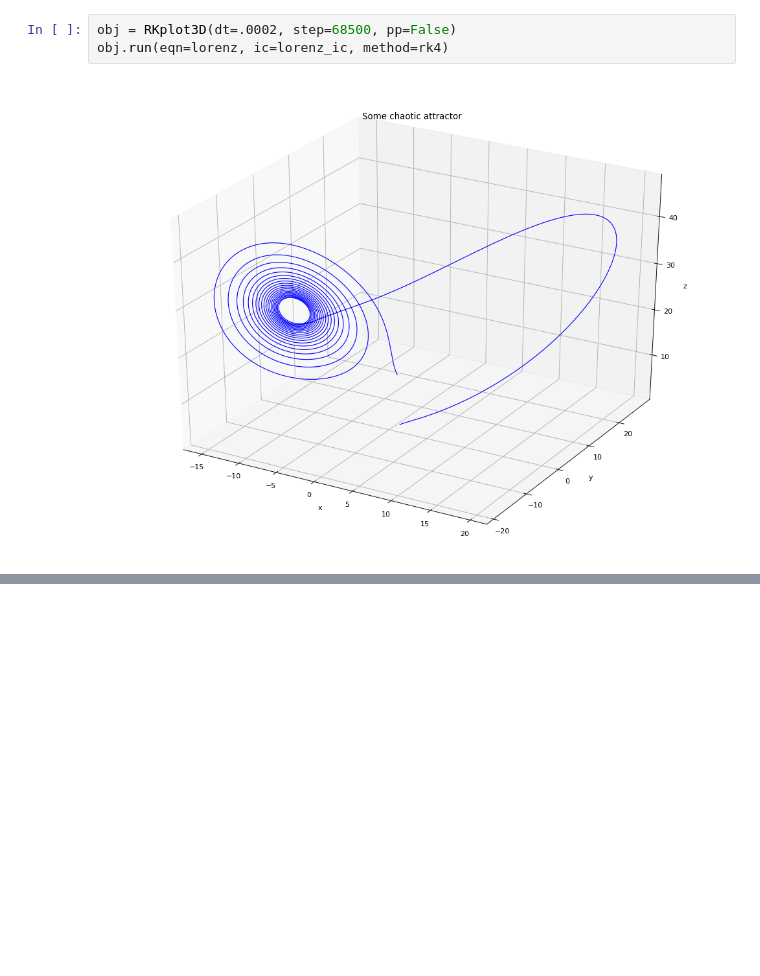
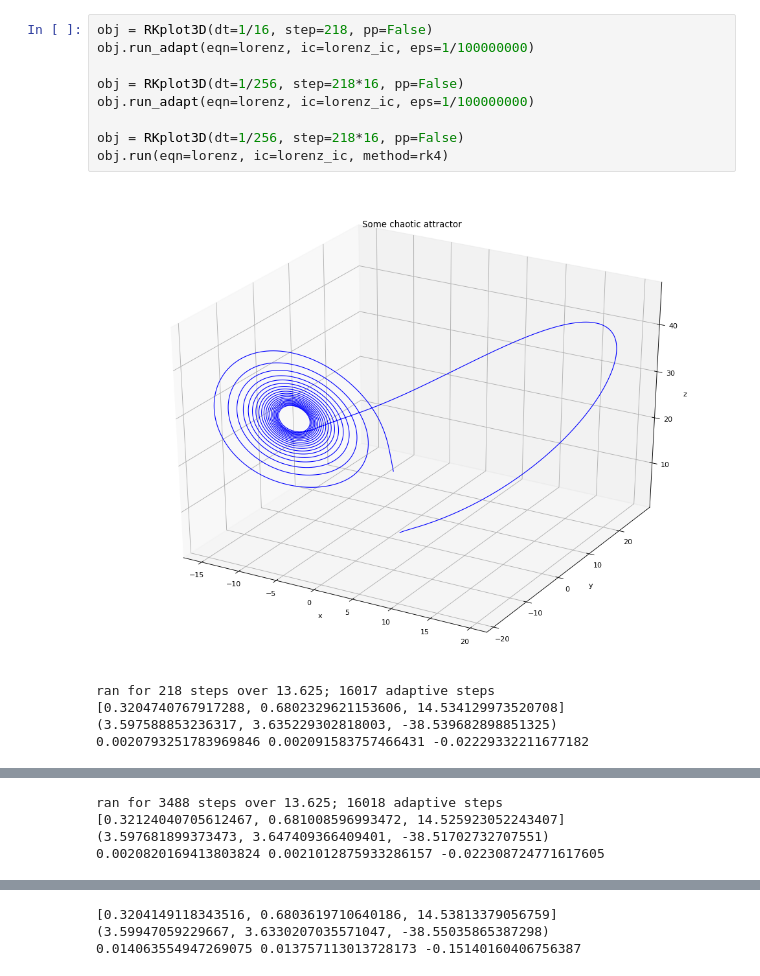
Before and after one commit to billzorn/titanic, a Jupyter notebook: notebooks/Lorenz attractor (Runge-Kutta method).ipynb, the cells around one changed output, grey strips where cells are left out. Drawn from its saved outputs; the diff is of its cells as text; blank space fills up the shorter version.

```diff
--- a/notebooks/Lorenz attractor (Runge-Kutta method).ipynb
+++ b/notebooks/Lorenz attractor (Runge-Kutta method).ipynb
@@ -353,8 +473,18 @@ class RKplot3D(object):
             #plt.savefig("attractor.png")
         except Exception as e:
             raise
-# %%
-obj = RKplot3D(dt=.0002, step=68500, pp=False)
-obj.run(eqn=lorenz, ic=lorenz_ic, method=rk4)
-# %% [output]
-[figure, removed]
+# %%
+obj = RKplot3D(dt=1/16, step=218, pp=False)
+obj.run_adapt(eqn=lorenz, ic=lorenz_ic, eps=1/100000000)
+
+obj = RKplot3D(dt=1/256, step=218*16, pp=False)
+obj.run_adapt(eqn=lorenz, ic=lorenz_ic, eps=1/100000000)
+
+obj = RKplot3D(dt=1/256, step=218*16, pp=False)
+obj.run(eqn=lorenz, ic=lorenz_ic, method=rk4)
+# %% [output]
+[figure, added]
+ran for 218 steps over 13.625; 16017 adaptive steps
+[0.3204740767917288, 0.6802329621153606, 14.534129973520708]
+(3.597588853236317, 3.635229302818003, -38.539682898851325)
+0.0020793251783969846 0.002091583757466431 -0.02229332211677182
@@ -360,0 +492,4 @@ obj.run(eqn=lorenz, ic=lorenz_ic, method=rk4)
+ran for 3488 steps over 13.625; 16018 adaptive steps
+[0.32124040705612467, 0.681008596993472, 14.525923052243407]
+(3.597681899373473, 3.647409366409401, -38.51702732707551)
+0.0020820169413803824 0.0021012875933286157 -0.022308724771617605
@@ -360,0 +497,3 @@ obj.run(eqn=lorenz, ic=lorenz_ic, method=rk4)
+[0.3204149118343516, 0.6803619710640186, 14.53813379056759]
+(3.59947059229667, 3.6330207035571047, -38.55035865387298)
+0.014063554947269075 0.013757113013728173 -0.15140160406756387
```
Also changed, not shown: parts of 5 cells of this notebook.
